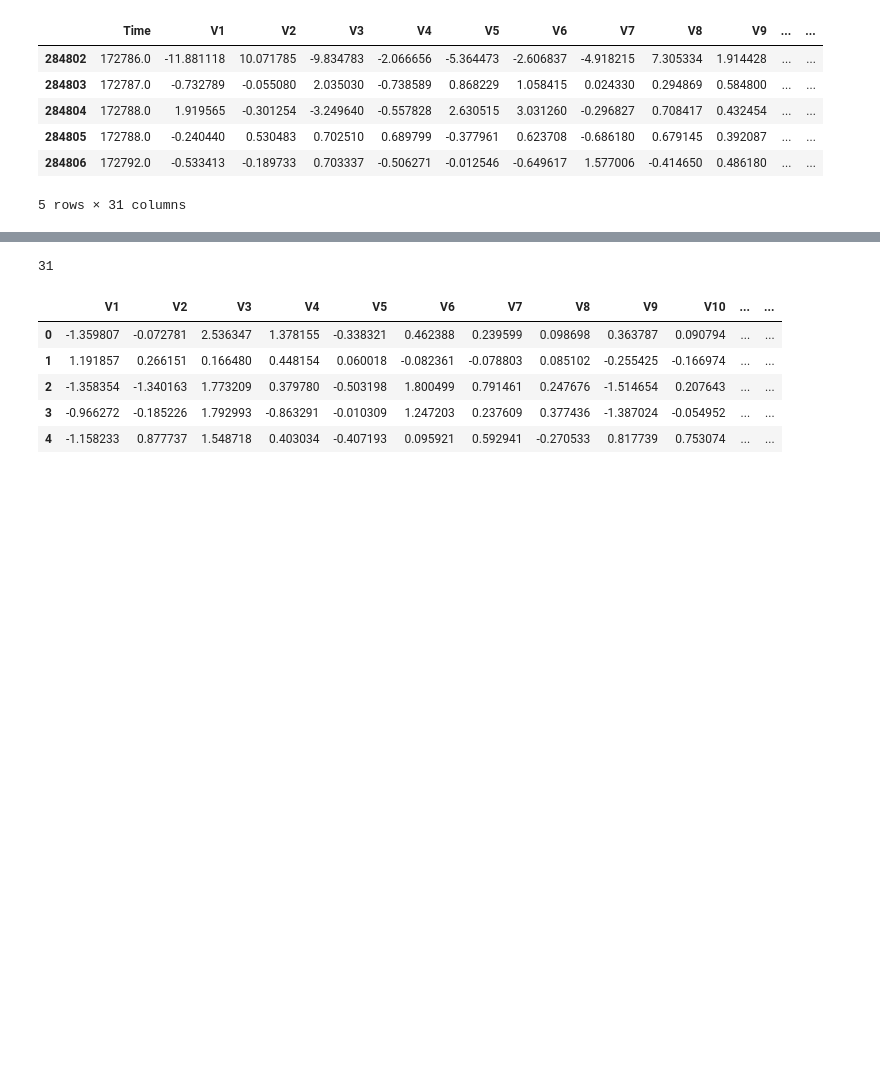
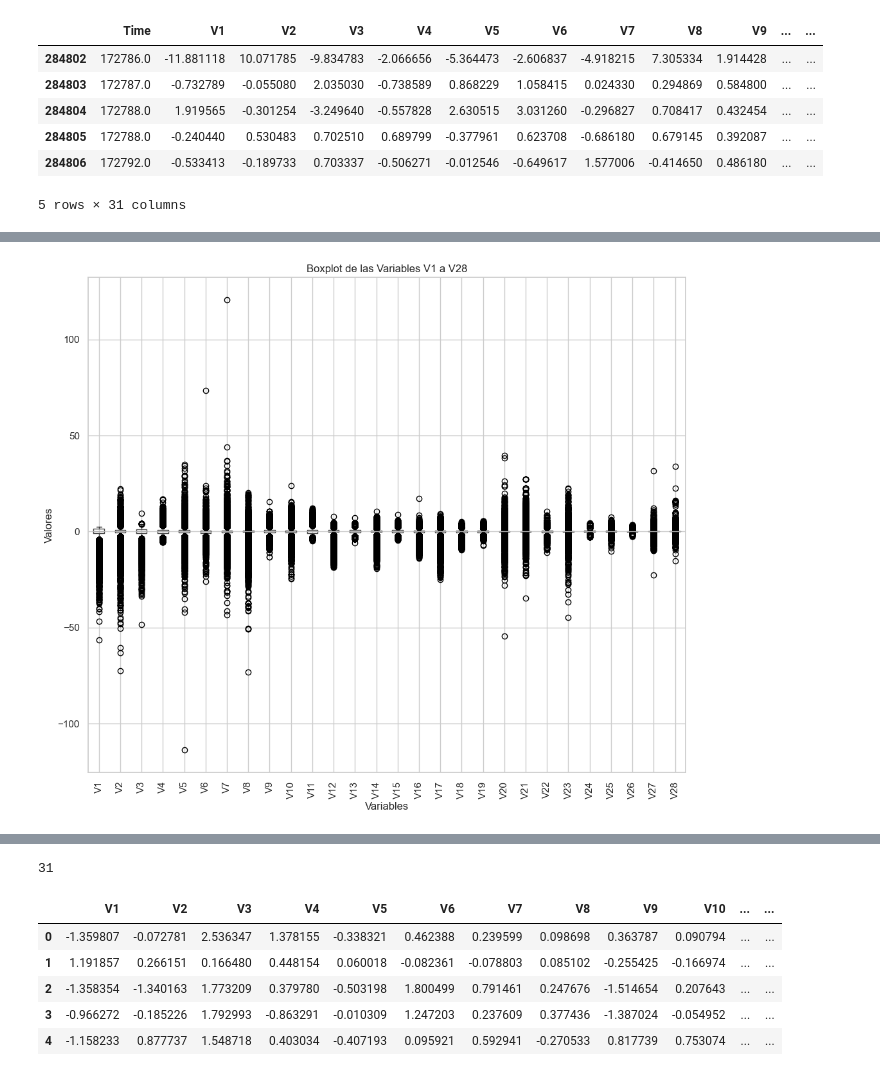
Before and after one commit to Estef072/CreditCardFraudDetection, a Jupyter notebook: ProyectoCardFraudV2.ipynb, the cells around one changed output, grey strips where cells are left out. Drawn from its saved outputs; the diff is of its cells as text; code cells hidden in the pictures; blank space fills up the shorter version.

```diff
--- a/ProyectoCardFraudV2.ipynb
+++ b/ProyectoCardFraudV2.ipynb
@@ -36,0 +75,12 @@ pd.value_counts(df['Class']).plot.bar()
+# %%
+# Análisis de Variables 'V1' a 'V28'
+plt.figure(figsize=(12, 10))
+df.iloc[:, 1:29].boxplot()
+plt.title('Boxplot de las Variables V1 a V28')
+plt.xlabel('Variables')
+plt.ylabel('Valores')
+plt.xticks(rotation=90)
+plt.grid(True)
+plt.show()
+# %% [output]
+[figure, added]
```
Also changed, not shown: parts of 14 cells of this notebook.
